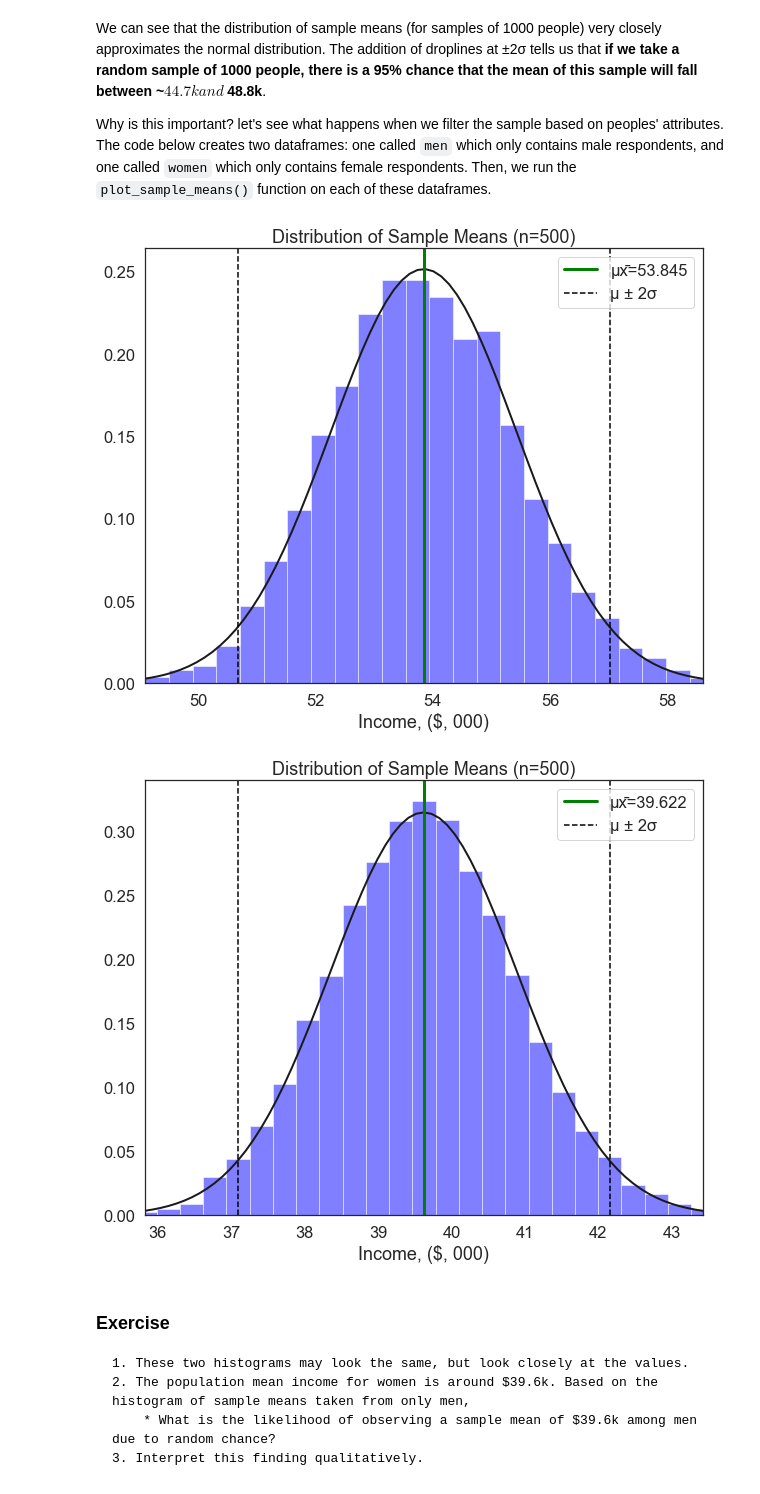
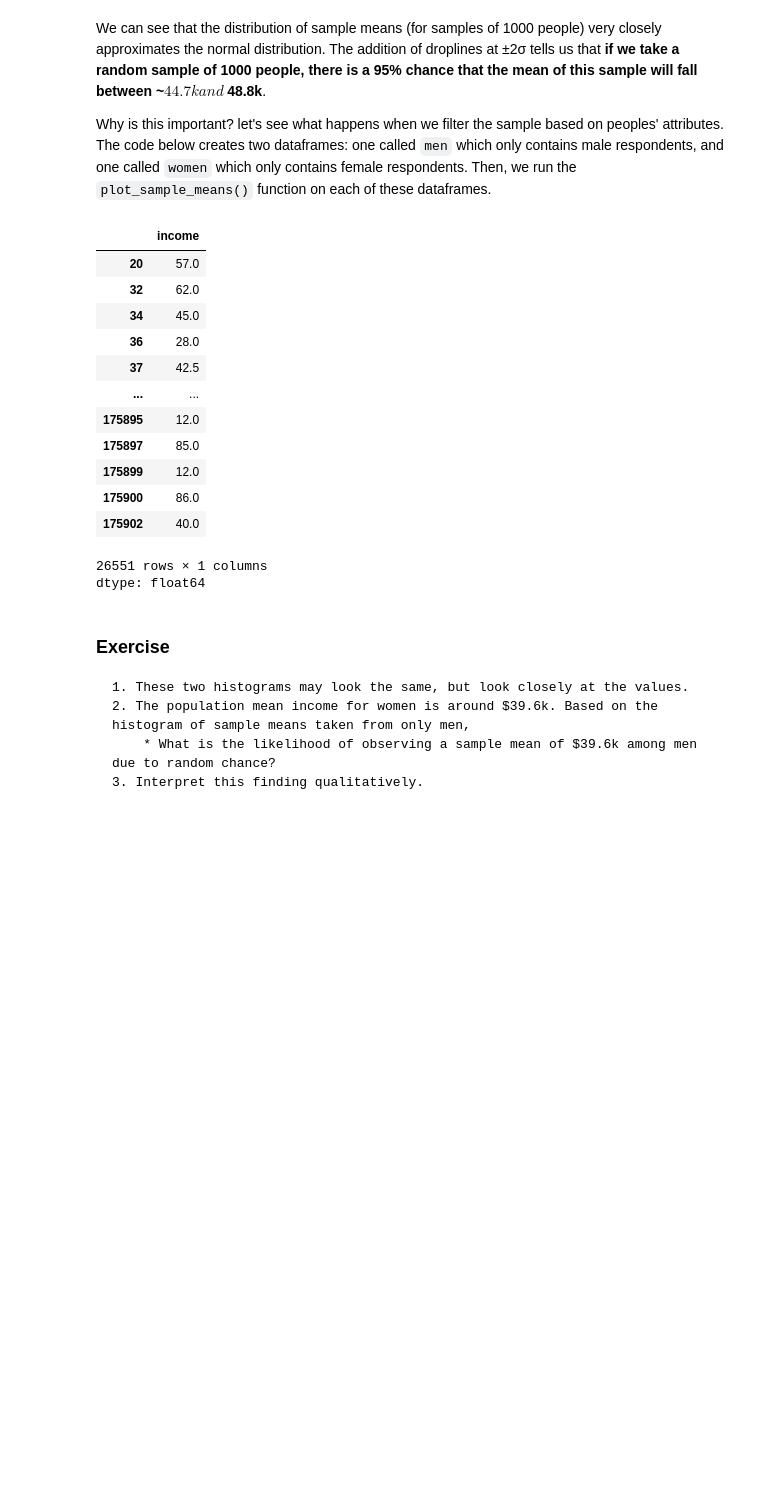
Before and after one commit to SHocombe/QM2, a Jupyter notebook: W5_Distributions_and_Basic_Statistics.ipynb, the cells around one changed output. Cells and saved outputs as stored; diff of their text form; code cells hidden in the pictures; blank space fills up the shorter version.

```diff
--- a/W5_Distributions_and_Basic_Statistics.ipynb
+++ b/W5_Distributions_and_Basic_Statistics.ipynb
@@ -427,12 +430,25 @@ Why is this important? let's see what happens when we filter the sample based on
 # %%
 men=df[df['sex']==1]['income'] # create a new dataframe containing only income values for men
 women=df[df['sex']==2]['income'] # create a new dataframe containing only income values for women
 
-plot_sample_means(men, xlab='Income, ($, 000)', sample_size=500)
-plot_sample_means(women, xlab='Income, ($, 000)', sample_size=500)
+men
+#plot_sample_means(men, xlab='Income, ($, 000)', sample_size=500)
+#plot_sample_means(women, xlab='Income, ($, 000)', sample_size=500)
 # %% [output]
-[figure, removed]
-[figure, removed]
+|  | income |
+| 20 | 57.0 |
+| 32 | 62.0 |
+| 34 | 45.0 |
+| 36 | 28.0 |
+| 37 | 42.5 |
+| ... | ... |
+| 175895 | 12.0 |
+| 175897 | 85.0 |
+| 175899 | 12.0 |
+| 175900 | 86.0 |
+| 175902 | 40.0 |
+26551 rows × 1 columns
+dtype: float64
 # %% [markdown]
 ### Exercise
 
```
Also changed, not shown: parts of 18 cells of this notebook.
